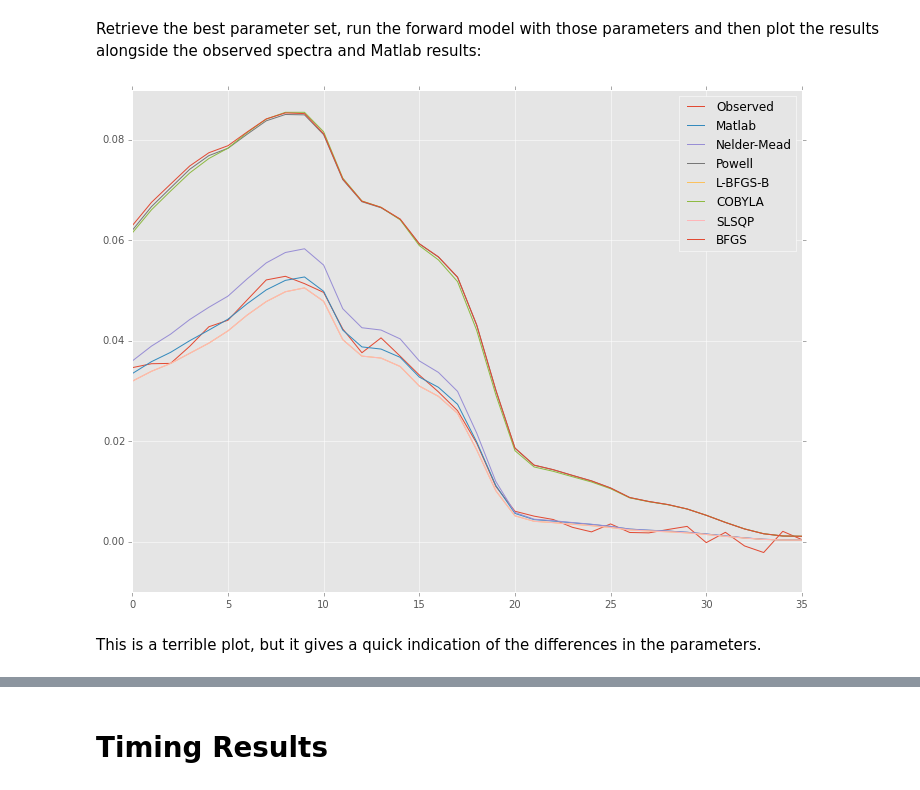
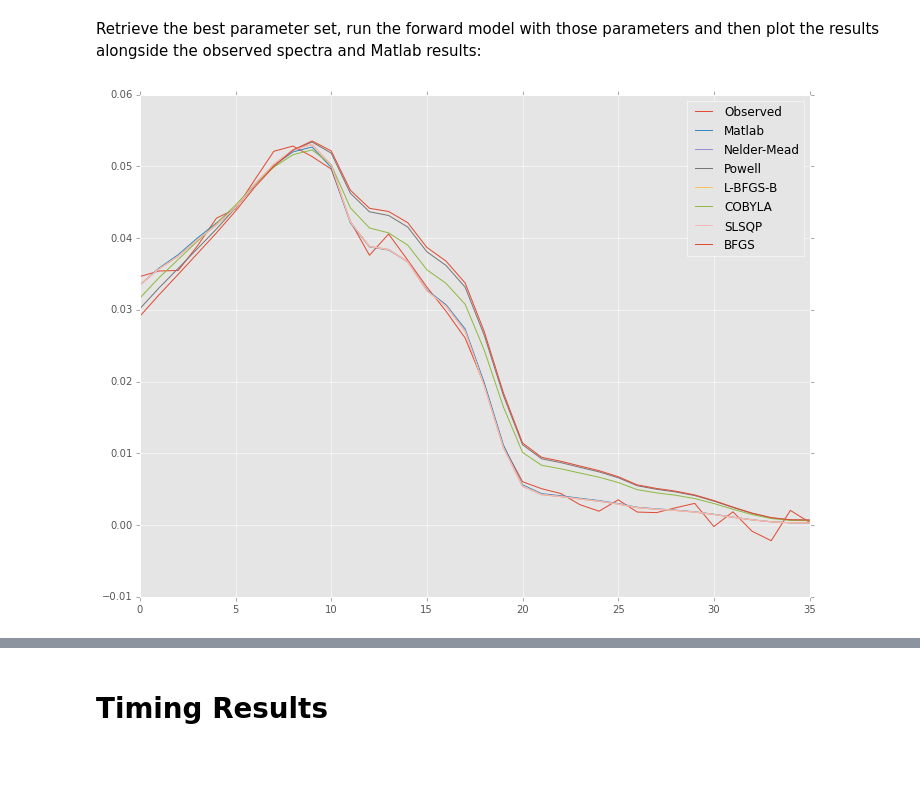
Before and after one commit to obarrilero/sambuca, a Jupyter notebook: reference/notebooks/Sambuca Minimisation Experiments.ipynb, the cells around one changed output, grey strips where cells are left out. Drawn from its saved outputs; the diff is of its cells as text; code cells hidden in the pictures; blank space fills up the shorter version.

```diff
--- a/reference/notebooks/Sambuca Minimisation Experiments.ipynb
+++ b/reference/notebooks/Sambuca Minimisation Experiments.ipynb
@@ -5,7 +5,7 @@
 # %%
 %matplotlib inline
 import numpy as np
-from scipy.optimize import minimize
+from scipy.optimize import minimize, basinhopping
 import sambuca as sb
 import matplotlib.pyplot as plt
 from pkg_resources import resource_filename
@@ -22,6 +22,18 @@ plot_height = plot_width * 3/4
 
 # spectra to plot
 plot_items = list()
+
+# error value to use
+# TODO: named tuple from error function
+# error_af returns a tuple containing the following error values:
+        # 0 distance_alpha  (equivalent to error_a)
+        # 1 distance_alpha_f
+        # 2 distance_f      (equivalent to error_f)
+        # 3 distance_lsq
+        # 4 error_af
+        #
+        # They can be selected by index (0-based)
+error_value = 3
 # %% [markdown]
 ##Load the matlab reference data:
 # %%
@@ -157,14 +169,14 @@ def make_objective(siops, sensor_filter, obs_spectra, p_bounds=None, noise=None)
         error = sb.error_af(obs_spectra, filtered_spectra, noise)
 
         # error_af returns a tuple containing the following error values:
-        #  distance_alpha  (equivalent to error_a)
-        #  distance_alpha_f
-        #  distance_f      (equivalent to error_f)
-        #  distance_lsq
-        #  error_af
+        # 0 distance_alpha  (equivalent to error_a)
+        # 1 distance_alpha_f
+        # 2 distance_f      (equivalent to error_f)
+        # 3 distance_lsq
+        # 4 error_af
         #
         # They can be selected by index (0-based)
-        return error[0]
+        return error[error_value]
 
 
     return objective
@@ -326,0 +338,17 @@ Q:       0.00000
+# %%
+# basinhopping fails with any of the other error functions, at least with the current data set
+bh_spectra = None
+if error_value == 0:
+    res_bh = basinhopping(obj_nobounds,
+                          p0,
+                          #T=1.0,
+                          #stepsize=0.8,
+                          #niter=200,
+                          disp=True,
+                          minimizer_kwargs={'method':'SLSQP', 'bounds':p_bounds,
+                                            'options':{'disp':False, 'maxiter':2000}})
+    p_bh = res_bh['x']
+    print_parameters(p_bh)
+    bh_spectra = evaluate_forward_model(p_bh, siops_data, sensor_data['filt'])
+else:
+    print('Skipped')
@@ -331,21 +361,21 @@ Retrieve the best parameter set, run the forward model with those parameters and
 # %%
 plot_items.clear()
 plot_items.append((obs_spectra, 'Observed'))
 plot_items.append((mdl_spectra, 'Matlab'))
 plot_items.append((nm_spectra, 'Nelder-Mead'))
 plot_items.append((powell_spectra, 'Powell'))
 plot_items.append((lbfgs_spectra, 'L-BFGS-B'))
 plot_items.append((cobyla_spectra, 'COBYLA'))
 plot_items.append((slsqp_spectra, 'SLSQP'))
 plot_items.append((bfgs_spectra, 'BFGS'))
+if bh_spectra is not None:
+    plot_items.append((bh_spectra, 'Basinhopping'))
 
 plt.figure(figsize=(plot_width, plot_height))
 for pi in plot_items:
     plt.plot(pi[0], label=pi[1])
 
 plt.legend(loc='upper right')
 plt.show()
 # %% [output]
-[figure, old version]
+[figure, new version]
-# %% [markdown]
-This is a terrible plot, but it gives a quick indication of the differences in the parameters.
```
Also changed, not shown: parts of 15 cells of this notebook.
